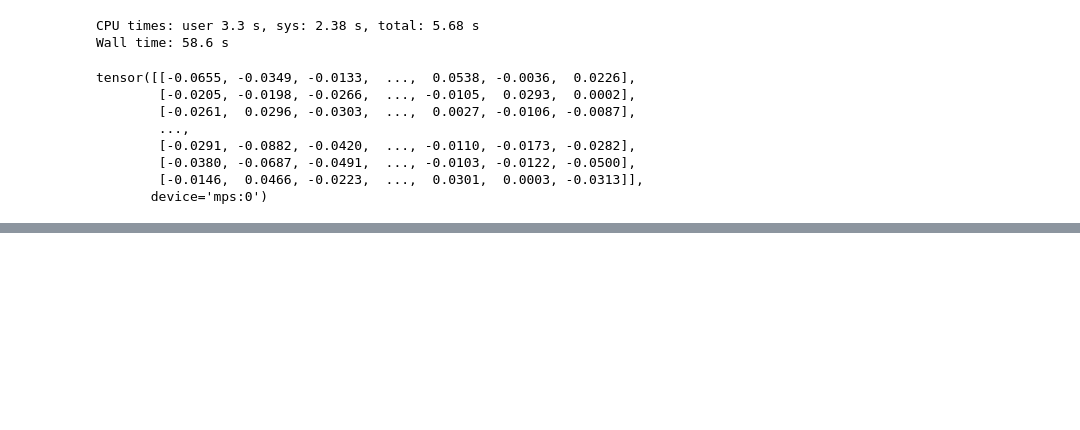
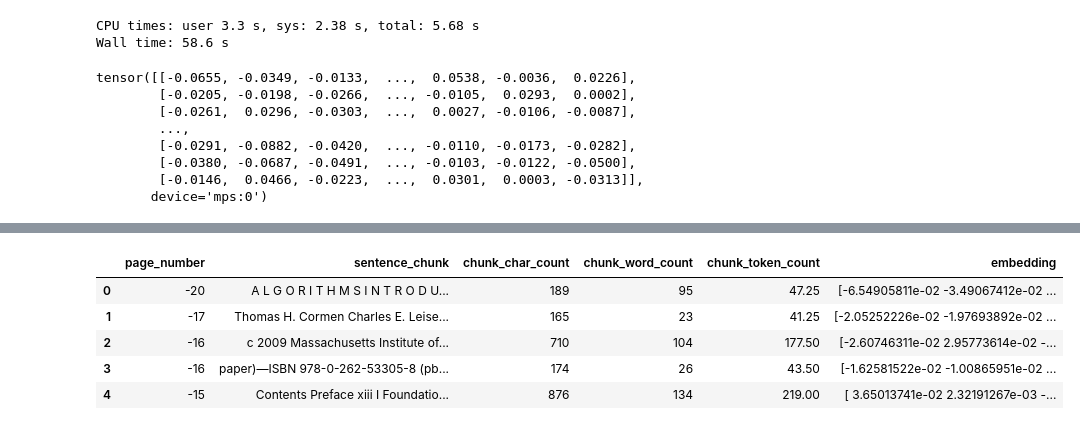
Before and after one commit to abhatia2003/smart-search-personal-project, a Jupyter notebook: trial.ipynb, the cells around one changed output, grey strips where cells are left out. Drawn from its saved outputs; the diff is of its cells as text; code cells hidden in the pictures; blank space fills up the shorter version.

```diff
--- a/trial.ipynb
+++ b/trial.ipynb
@@ -461,0 +489,16 @@ tensor([[-0.0655, -0.0349, -0.0133,  ...,  0.0538, -0.0036,  0.0226],
+# %%
+# Save embeddings to file
+text_chunks_and_embeddings_df = pd.DataFrame(pages_and_chunks_over_min_token_len)
+embeddings_df_save_path = "text_chunks_and_embeddings_df.csv"
+text_chunks_and_embeddings_df.to_csv(embeddings_df_save_path, index=False)
+# %%
+# Import saved file and view
+text_chunks_and_embeddings_df_load = pd.read_csv(embeddings_df_save_path)
+text_chunks_and_embeddings_df_load.head()
+# %% [output]
+|  | page_number | sentence_chunk | chunk_char_count | chunk_word_count | chunk_token_count | embedding |
+| 0 | -20 | A L G O R I T H M S I N T R O D U... | 189 | 95 | 47.25 | [-6.54905811e-02 -3.49067412e-02 ... |
+| 1 | -17 | Thomas H. Cormen Charles E. Leise... | 165 | 23 | 41.25 | [-2.05252226e-02 -1.97693892e-02 ... |
+| 2 | -16 | c 2009 Massachusetts Institute of... | 710 | 104 | 177.50 | [-2.60746311e-02 2.95773614e-02 -... |
+| 3 | -16 | paper)—ISBN 978-0-262-53305-8 (pb... | 174 | 26 | 43.50 | [-1.62581522e-02 -1.00865951e-02 ... |
+| 4 | -15 | Contents Preface xiii I Foundatio... | 876 | 134 | 219.00 | [ 3.65013741e-02 2.32191267e-03 -... |
```
Also changed, not shown: parts of 25 cells of this notebook, 1 other file.
